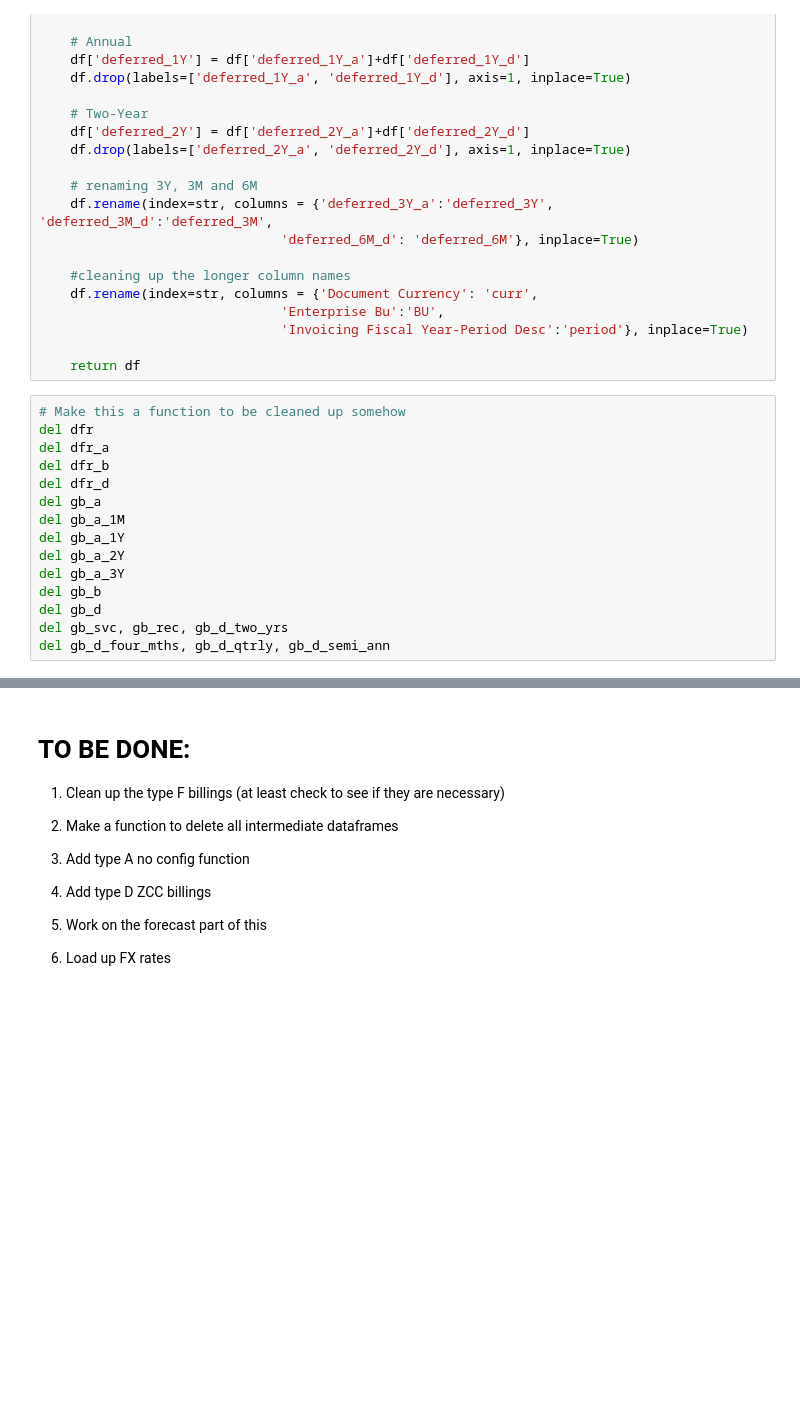
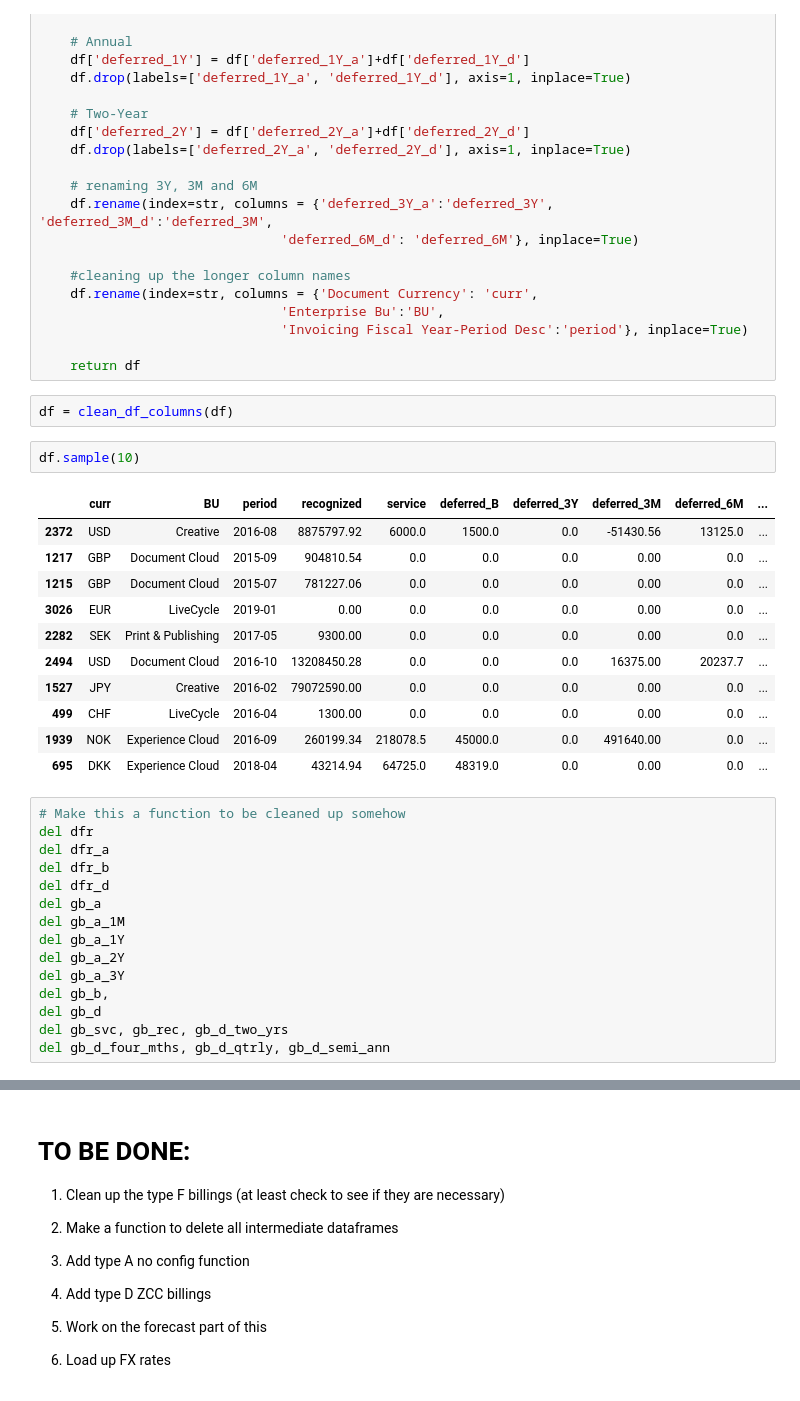
Before and after one commit to davidjsmith44/Deferred_Revenue_Forecast, a Jupyter notebook: src/deferred_all_pandas.ipynb, the cells around one changed output, grey strips where cells are left out. Drawn from its saved outputs; the diff is of its cells as text; blank space fills up the shorter version.

```diff
--- a/src/deferred_all_pandas.ipynb
+++ b/src/deferred_all_pandas.ipynb
@@ -489,6 +473,22 @@ def clean_df_columns(df):
                                'Invoicing Fiscal Year-Period Desc':'period'}, inplace=True)
 
     return df
+# %%
+df = clean_df_columns(df)
+# %%
+df.sample(10)
+# %% [output]
+|  | curr | BU | period | recognized | service | deferred_B | deferred_3Y | deferred_3M | deferred_6M | ... |
+| 2372 | USD | Creative | 2016-08 | 8875797.92 | 6000.0 | 1500.0 | 0.0 | -51430.56 | 13125.0 | ... |
+| 1217 | GBP | Document Cloud | 2015-09 | 904810.54 | 0.0 | 0.0 | 0.0 | 0.00 | 0.0 | ... |
+| 1215 | GBP | Document Cloud | 2015-07 | 781227.06 | 0.0 | 0.0 | 0.0 | 0.00 | 0.0 | ... |
+| 3026 | EUR | LiveCycle | 2019-01 | 0.00 | 0.0 | 0.0 | 0.0 | 0.00 | 0.0 | ... |
+| 2282 | SEK | Print & Publishing | 2017-05 | 9300.00 | 0.0 | 0.0 | 0.0 | 0.00 | 0.0 | ... |
+| 2494 | USD | Document Cloud | 2016-10 | 13208450.28 | 0.0 | 0.0 | 0.0 | 16375.00 | 20237.7 | ... |
+| 1527 | JPY | Creative | 2016-02 | 79072590.00 | 0.0 | 0.0 | 0.0 | 0.00 | 0.0 | ... |
+| 499 | CHF | LiveCycle | 2016-04 | 1300.00 | 0.0 | 0.0 | 0.0 | 0.00 | 0.0 | ... |
+| 1939 | NOK | Experience Cloud | 2016-09 | 260199.34 | 218078.5 | 45000.0 | 0.0 | 491640.00 | 0.0 | ... |
+| 695 | DKK | Experience Cloud | 2018-04 | 43214.94 | 64725.0 | 48319.0 | 0.0 | 0.00 | 0.0 | ... |
 # %%
 # Make this a function to be cleaned up somehow
 del dfr
@@ -500,7 +500,7 @@ del gb_a_1M
 del gb_a_1Y
 del gb_a_2Y
 del gb_a_3Y
-del gb_b
+del gb_b,
 del gb_d
 del gb_svc, gb_rec, gb_d_two_yrs
 del gb_d_four_mths, gb_d_qtrly, gb_d_semi_ann
```
Also changed, not shown: parts of 60 cells of this notebook, 1 other file.
